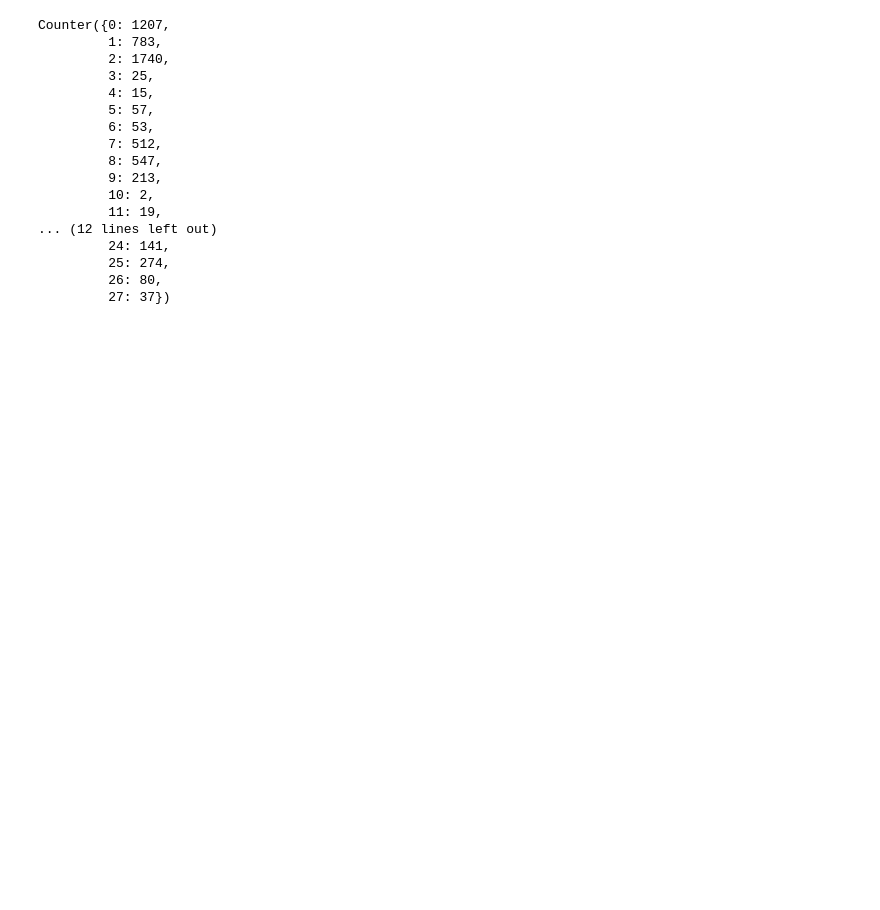
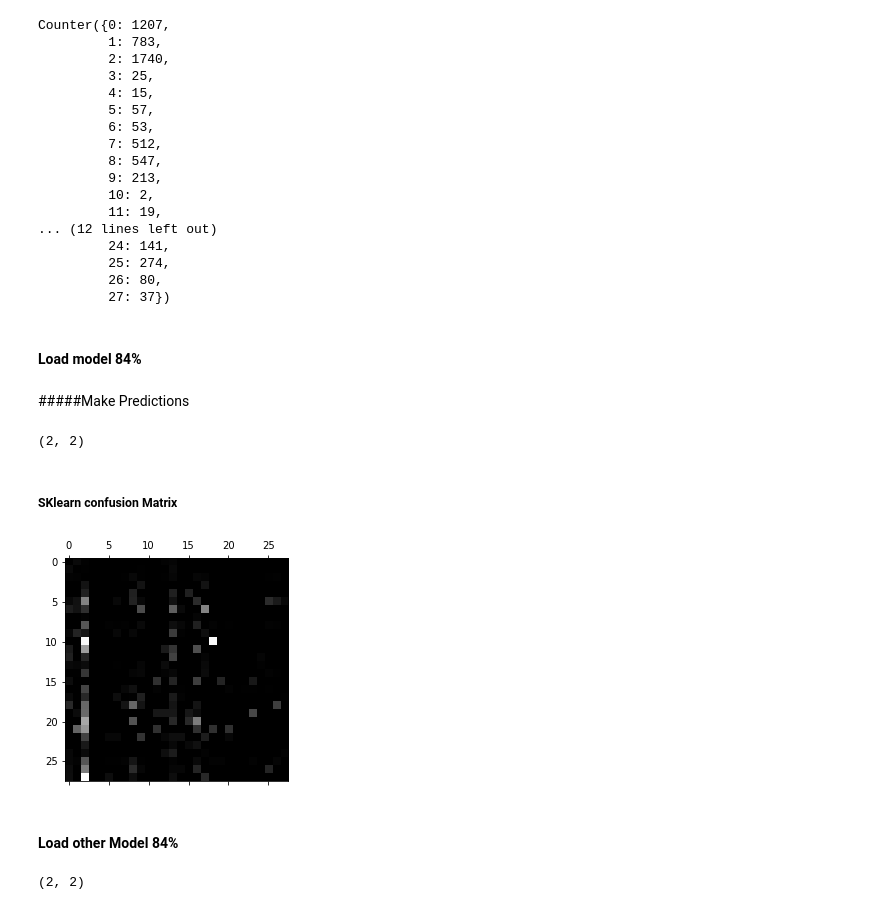
Before and after one commit to ChrisJtron/Marine_CNN, a Jupyter notebook: SpeciesConfusionMatrices.ipynb, the cells around one changed output. Cells and saved outputs as stored; diff of their text form; code cells hidden in the pictures; blank space fills up the shorter version.

```diff
--- a/SpeciesConfusionMatrices.ipynb
+++ b/SpeciesConfusionMatrices.ipynb
@@ -104,3 +102,5 @@ Counter({0: 1207,
          25: 274,
          26: 80,
          27: 37})
+# %% [markdown]
+#### Load model 84%
@@ -106,0 +109,13 @@ Counter({0: 1207,
+# %% [markdown]
+#####Make Predictions
+# %%
+predict_y=model84.predict(X_val)
+y_preds=np.argmax(predict_y, axis=1)
+# %%
+# Turn one hot array into integers
+y_val_1d=np.argmax(y_val, axis=1)
+y_val_1d[2], y_preds[2]
+# %% [output]
+(2, 2)
+# %% [markdown]
+##### SKlearn confusion Matrix
@@ -106,0 +124,13 @@ Counter({0: 1207,
+# %%
+conf84=confusion_matrix(y_val_1d, y_preds)
+# %%
+row_sums=conf84.sum(axis=1, keepdims=True)
+mistake_conf=conf84/row_sums
+# %%
+np.fill_diagonal(mistake_conf, 0)
+plt.matshow(mistake_conf, cmap=plt.cm.gray)
+plt.show()
+# %% [output]
+[figure, added]
+# %% [markdown]
+#### Load other Model 84%
@@ -106,0 +142,6 @@ Counter({0: 1207,
+# %%
+# Turn one hot array into integers
+y_val_1d=np.argmax(y_val, axis=1)
+y_val_1d[2], y_preds[2]
+# %% [output]
+(2, 2)
```
Also changed, not shown: parts of 17 cells of this notebook.
